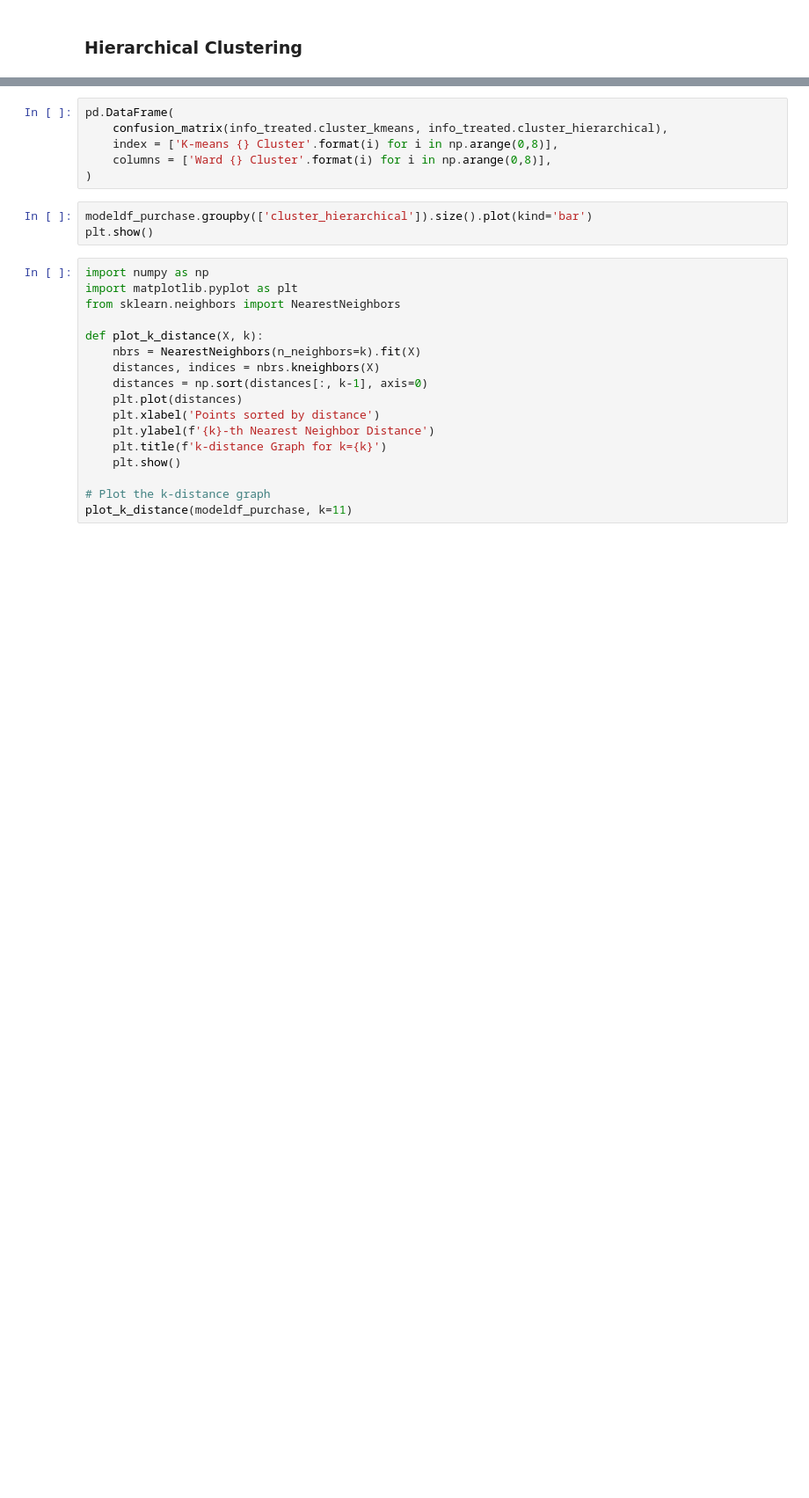
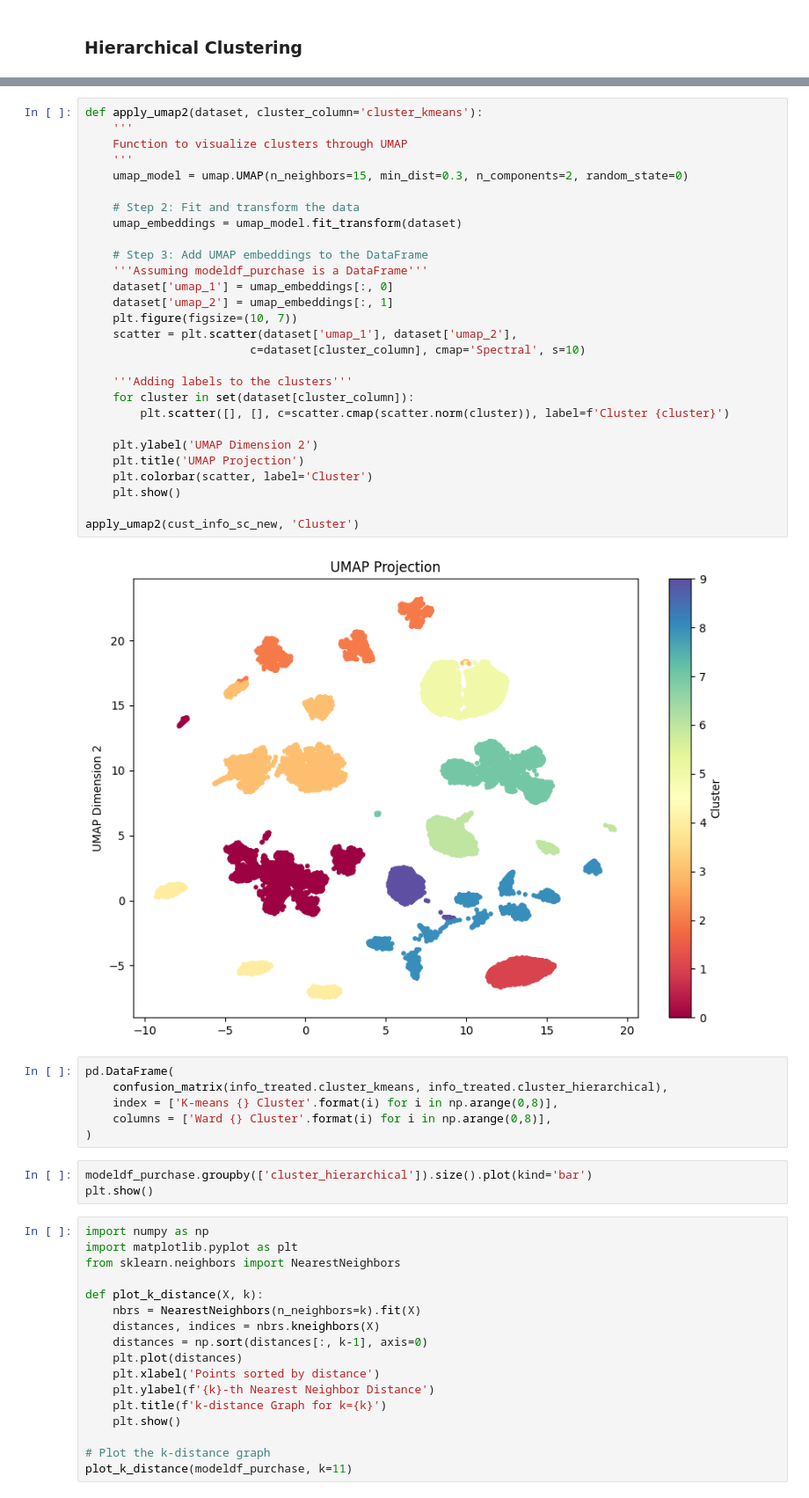
Before and after one commit to mitoma10110/ML2_Project, a Jupyter notebook: main copy.ipynb, the cells around one changed output, grey strips where cells are left out. Shown at 88% size. Saved outputs shown, nothing was run; the diff lists cells and outputs as text; blank space fills up the shorter version.

```diff
--- a/main copy.ipynb
+++ b/main copy.ipynb
@@ -453,3 +492,33 @@ info_treated.mean()
+# %%
+def apply_umap2(dataset, cluster_column='cluster_kmeans'):
+    '''
+    Function to visualize clusters through UMAP
+    '''
+    umap_model = umap.UMAP(n_neighbors=15, min_dist=0.3, n_components=2, random_state=0)
+
+    # Step 2: Fit and transform the data
+    umap_embeddings = umap_model.fit_transform(dataset)
+
+    # Step 3: Add UMAP embeddings to the DataFrame
+    '''Assuming modeldf_purchase is a DataFrame'''
+    dataset['umap_1'] = umap_embeddings[:, 0]
+    dataset['umap_2'] = umap_embeddings[:, 1]
+    plt.figure(figsize=(10, 7))
+    scatter = plt.scatter(dataset['umap_1'], dataset['umap_2'],
+                        c=dataset[cluster_column], cmap='Spectral', s=10)
+
+    '''Adding labels to the clusters'''
+    for cluster in set(dataset[cluster_column]):
+        plt.scatter([], [], c=scatter.cmap(scatter.norm(cluster)), label=f'Cluster {cluster}')
+
+    plt.ylabel('UMAP Dimension 2')
+    plt.title('UMAP Projection')
+    plt.colorbar(scatter, label='Cluster')
+    plt.show()
+
+apply_umap2(cust_info_sc_new, 'Cluster')
+# %% [output]
+[figure, added]
 # %%
 pd.DataFrame(
     confusion_matrix(info_treated.cluster_kmeans, info_treated.cluster_hierarchical),
```
Also changed, not shown: parts of 19 cells of this notebook, 5 other files.
